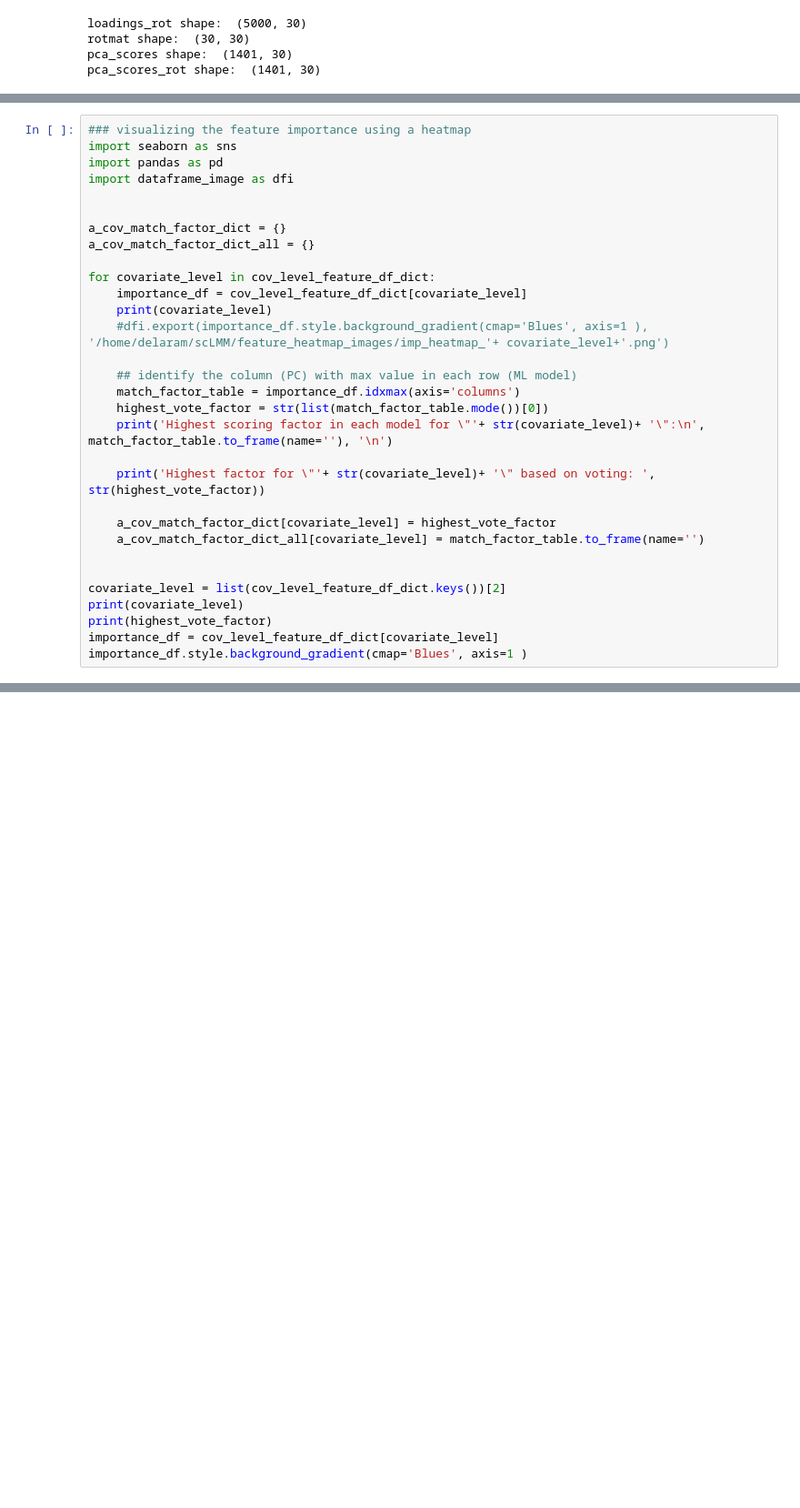
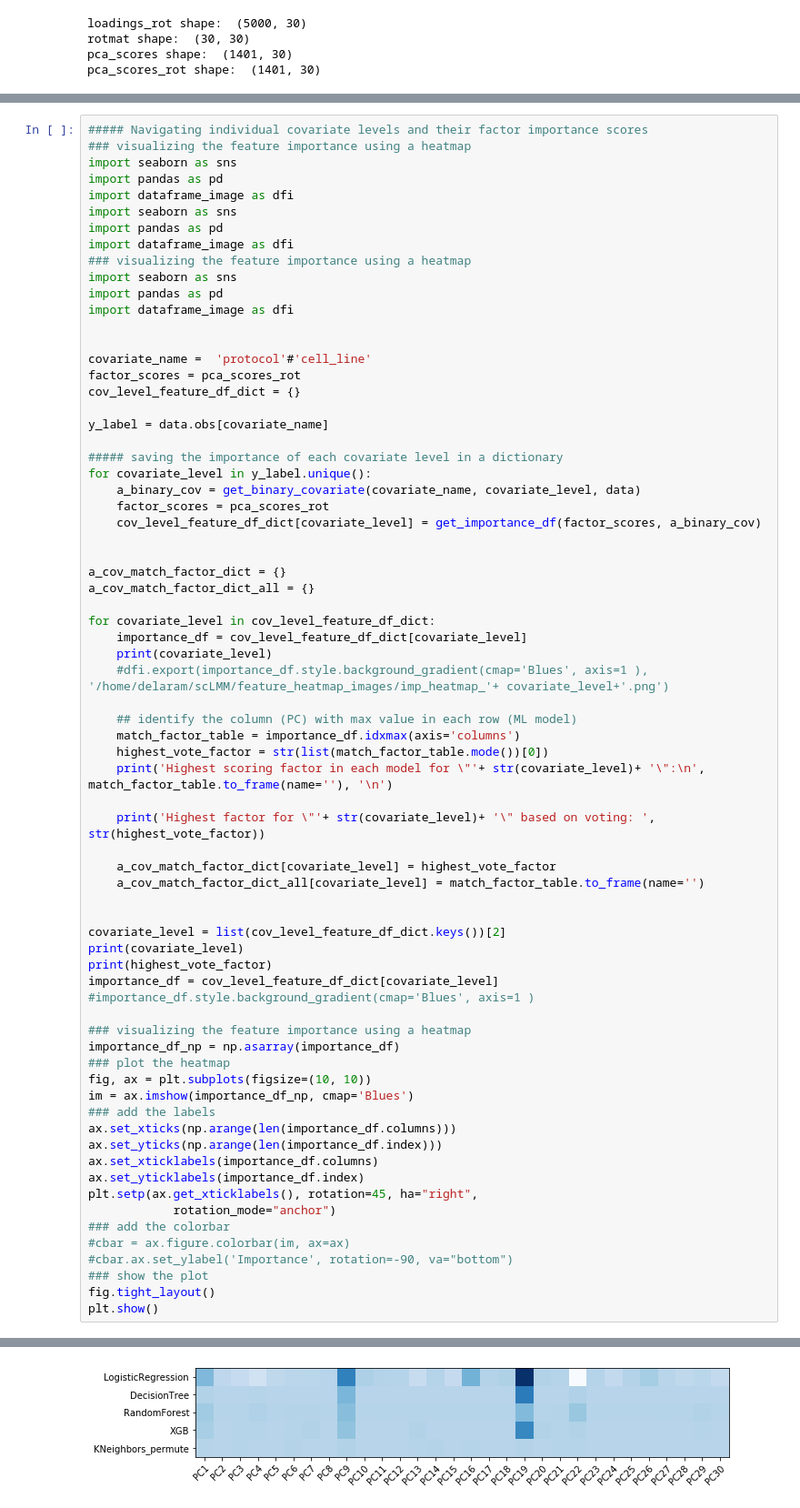
Before and after one commit to delipouya/scLMM, a Jupyter notebook: notebooks/FA_Interpretibility_metrics.ipynb, the cells around one changed output, grey strips where cells are left out. Shown: that part at 91% size. Cells and saved outputs as stored; diff of their text form; blank space fills up the shorter version.

```diff
--- a/notebooks/FA_Interpretibility_metrics.ipynb
+++ b/notebooks/FA_Interpretibility_metrics.ipynb
@@ -370,8 +382,29 @@ covariate_level
 # %%
+##### Navigating individual covariate levels and their factor importance scores
 ### visualizing the feature importance using a heatmap
 import seaborn as sns
 import pandas as pd
 import dataframe_image as dfi
+import seaborn as sns
+import pandas as pd
+import dataframe_image as dfi
+### visualizing the feature importance using a heatmap
+import seaborn as sns
+import pandas as pd
+import dataframe_image as dfi
+
+
+covariate_name =  'protocol'#'cell_line'
+factor_scores = pca_scores_rot
+cov_level_feature_df_dict = {}
+
+y_label = data.obs[covariate_name]
+
+##### saving the importance of each covariate level in a dictionary
+for covariate_level in y_label.unique():
+    a_binary_cov = get_binary_covariate(covariate_name, covariate_level, data)
+    factor_scores = pca_scores_rot
+    cov_level_feature_df_dict[covariate_level] = get_importance_df(factor_scores, a_binary_cov)
 
 
 a_cov_match_factor_dict = {}
@@ -397,5 +430,24 @@ covariate_level = list(cov_level_feature_df_dict.keys())[2]
 print(covariate_level)
 print(highest_vote_factor)
 importance_df = cov_level_feature_df_dict[covariate_level]
-importance_df.style.background_gradient(cmap='Blues', axis=1 )
+#importance_df.style.background_gradient(cmap='Blues', axis=1 )
+
+### visualizing the feature importance using a heatmap
+importance_df_np = np.asarray(importance_df)
+### plot the heatmap
+fig, ax = plt.subplots(figsize=(10, 10))
+im = ax.imshow(importance_df_np, cmap='Blues')
+### add the labels
+ax.set_xticks(np.arange(len(importance_df.columns)))
+ax.set_yticks(np.arange(len(importance_df.index)))
+ax.set_xticklabels(importance_df.columns)
+ax.set_yticklabels(importance_df.index)
+plt.setp(ax.get_xticklabels(), rotation=45, ha="right",
+            rotation_mode="anchor")
+### add the colorbar
+#cbar = ax.figure.colorbar(im, ax=ax)
+#cbar.ax.set_ylabel('Importance', rotation=-90, va="bottom")
+### show the plot
+fig.tight_layout()
+plt.show()
 # %% [output]
@@ -424,0 +480 @@ PC19
+[figure, added]
```
Also changed, not shown: parts of 8 cells of this notebook.
